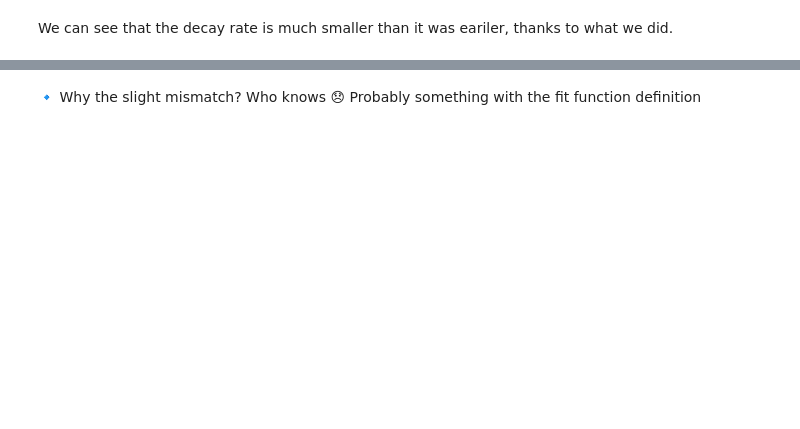
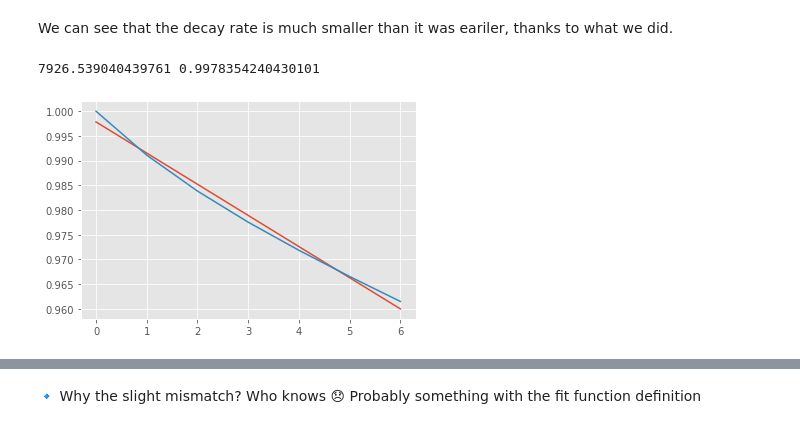
Before and after one commit to DanielCohenHillel/Cavity-Analysis, a Jupyter notebook: dephasing/dephasing.ipynb, the cells around one changed output, grey strips where cells are left out. Drawn from its saved outputs; the diff is of its cells as text; code cells hidden in the pictures; blank space fills up the shorter version.

```diff
--- a/dephasing/dephasing.ipynb
+++ b/dephasing/dephasing.ipynb
@@ -176,10 +180,19 @@ We can see that the decay rate is much smaller than it was eariler, thanks to wh
 # %%
 def sinexp(x, w, r, A, C, D):
     return A*(1+np.cos(w*x)+D)*np.exp(-x*r)+C
 def exp(x, A, r, C):
     return A*np.exp(-r*x)+C
 # popt, pcov = curve_fit(sinexp, tlist, n[0], maxfev=100000000, bounds=([0,0,0, -0.1, -1], [10,5,1.2, 1.1,1]), p0=[chi_e, gamma, 1, 0,0.5])
-popt, pcov = curve_fit(exp, tlist, n[0], bounds=([-5,-5,-2], [5, 5, 2]), p0=[1, 2, 0.5])
+popt, pcov = curve_fit(exp, tlist, n[0], bounds=([-5,-5,-2], [5, 5, 2]), p0=[1, 0.1, 0.5])
+
+cut = 7
+m, b = np.polyfit(tlist[:cut], n[0][:cut], 1)
+plt.plot(m*tlist[:cut] + b)
+plt.plot(n[0][:cut])
+print(-.5/m, b)
+# %% [output]
+7926.539040439761 0.9978354240430101
+[figure, added]
 # %%
 fit = exp(tlist, *popt)
 # fit = sinexp(tlist, *popt)
```
Also changed, not shown: parts of 21 cells of this notebook, 5 other files.
